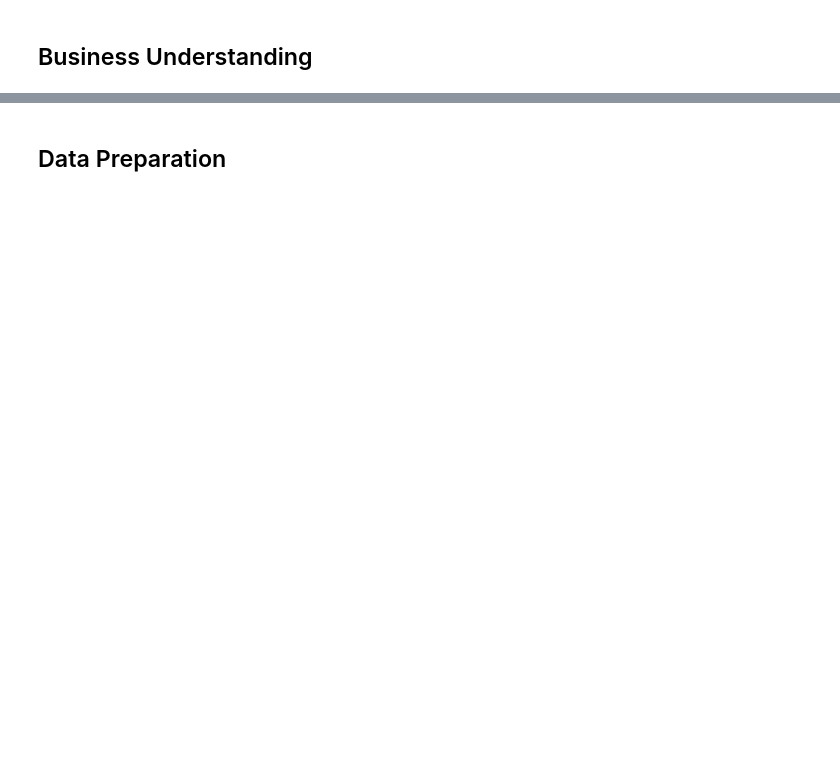
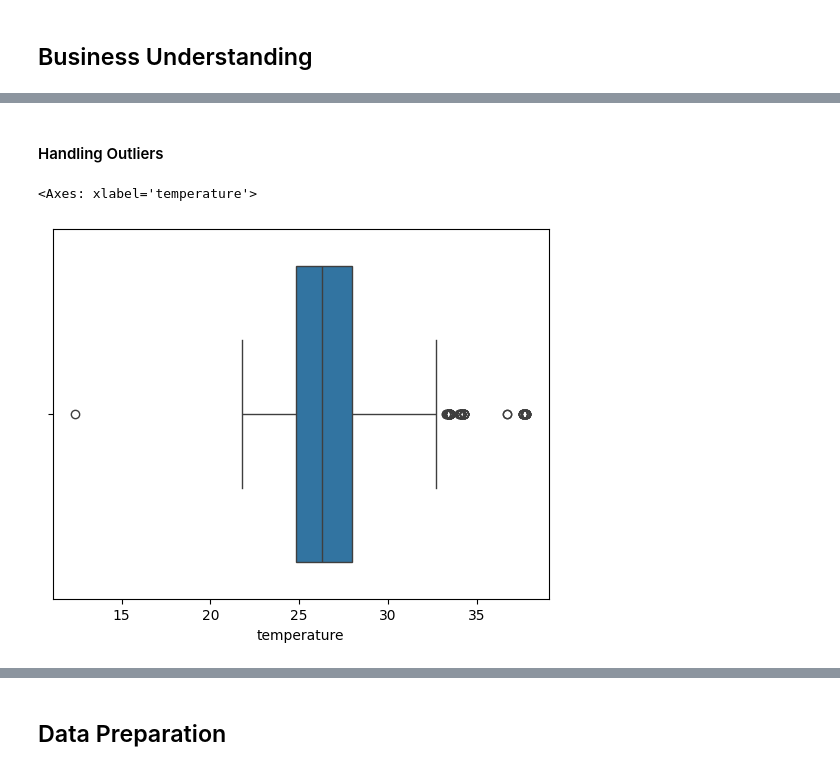
Before and after one commit to Vinzzztty/playground-data-analyst, a Jupyter notebook: Machine Learning Terapan/2. Sentiment Analysis/submission/[Submission]_Prediksi_Pertumbuhan_Selada_Dengan_Random_Forest.ipynb, the cells around one changed output, grey strips where cells are left out. Drawn from its saved outputs; the diff is of its cells as text; code cells hidden in the pictures; blank space fills up the shorter version.

Commit message:
re init revision Submission Proyek 1 Data analytcs

```diff
--- a/Machine Learning Terapan/2. Sentiment Analysis/submission/[Submission]_Prediksi_Pertumbuhan_Selada_Dengan_Random_Forest.ipynb
+++ b/Machine Learning Terapan/2. Sentiment Analysis/submission/[Submission]_Prediksi_Pertumbuhan_Selada_Dengan_Random_Forest.ipynb
@@ -19,0 +50,6 @@
+# %%
+# Load Dataset
+url = "https://raw.githubusercontent.com/Vinzzztty/playground-data-analyst/main/Machine%20Learning%20Terapan/2.%20Sentiment%20Analysis/dataset/dataset_selada.csv"
+df = pd.read_csv(url)
+
+df.head(5)
@@ -19,0 +181,8 @@
+# %%
+# Filter baris dengan nilai 'temperature' lebih besar dari 100
+high_temperature_rows = df[df['temperature'] > 100]
+
+# Tampilkan nilai pada kolom 'temperature' dari baris yang telah difilter
+high_temperature_values = high_temperature_rows['temperature']
+print("Nilai kolom 'temperature' yang lebih besar dari 100:")
+print(high_temperature_values)
@@ -19,0 +201,5 @@
+# %%
+# Jika ada baris dengan nilai 'temperature' lebih dari 100.00, lakukan perbaikan
+if not high_temperature_rows.empty:
+    # Perbaiki nilai 'temperature' dengan membaginya dengan 100
+    df.loc[df['temperature'] > 100.00, 'temperature'] /= 100.0
@@ -19,0 +219,7 @@
+# %% [markdown]
+#### Handling Outliers
+# %%
+sns.boxplot(x=df['temperature'])
+# %% [output]
+<Axes: xlabel='temperature'>
+[figure, added]
```
Also changed, not shown: parts of 67 cells of this notebook, 3 other files.
